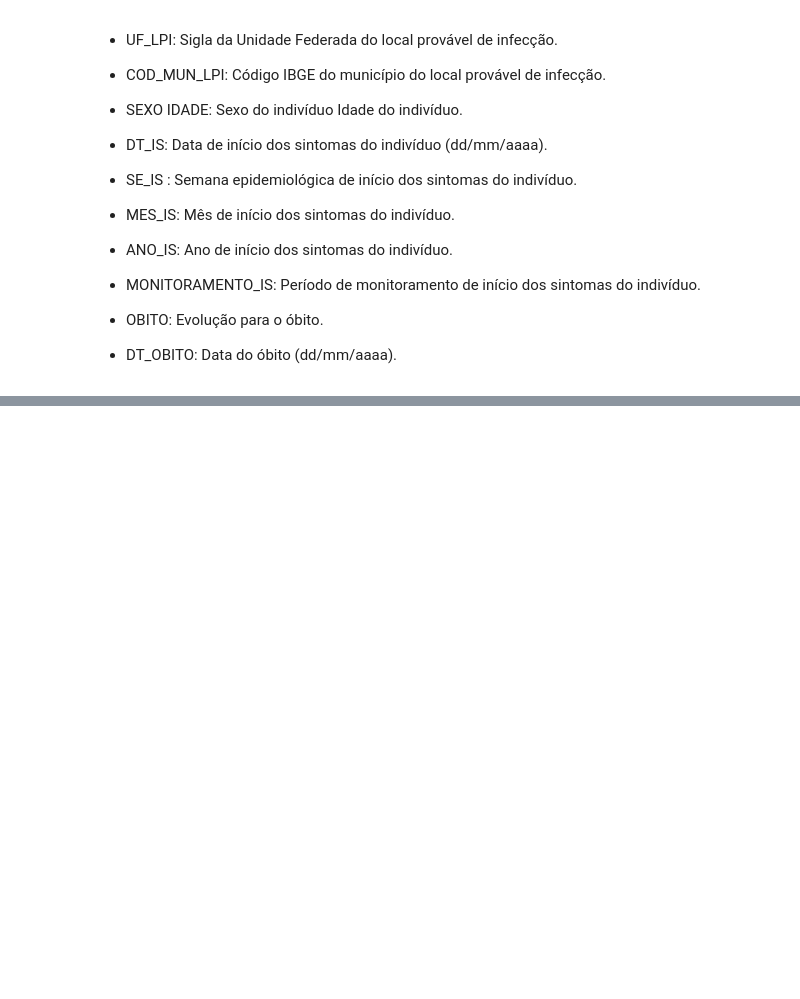
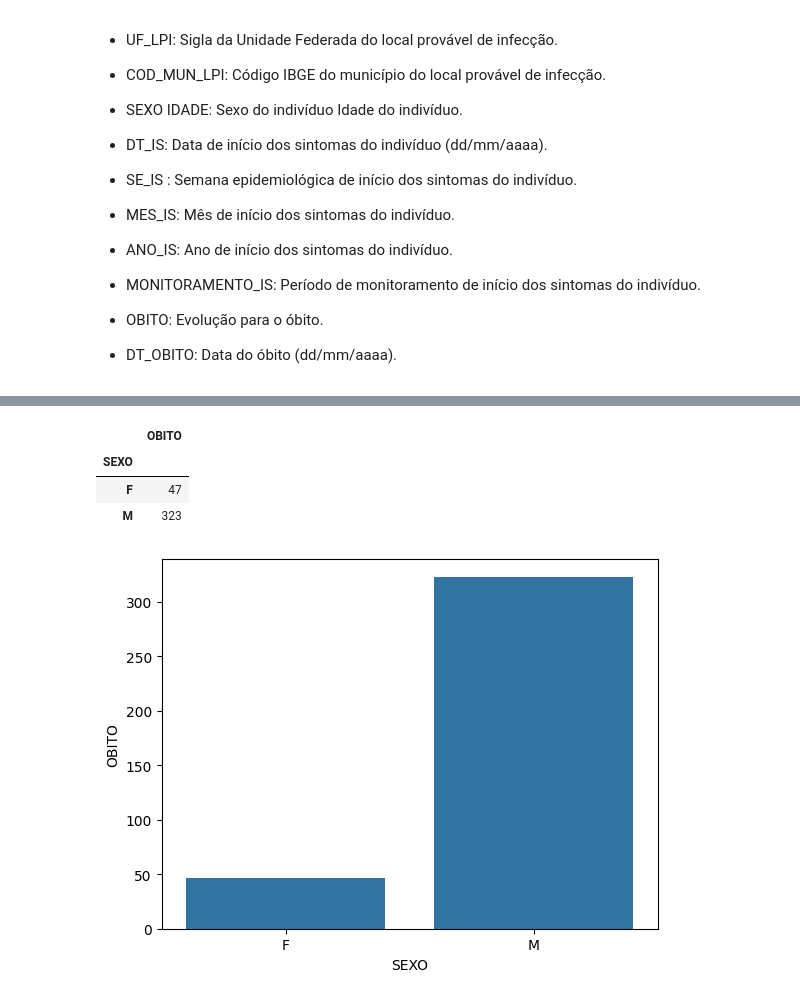
Before and after one commit to Jeanbernardo20/analise-Febre-Amarela, a Jupyter notebook: projeto/projeto.ipynb, the cells around one changed output, grey strips where cells are left out. Drawn from its saved outputs; the diff is of its cells as text; code cells hidden in the pictures; blank space fills up the shorter version.

Commit message:
agrupamento

```diff
--- a/projeto/projeto.ipynb
+++ b/projeto/projeto.ipynb
@@ -174,0 +185,4 @@ obitos_UF.sort_values(by='OBITO', ascending=False)
+# %%
+#filtrando a coluna OBITo e a coluna DT_OBITO dropando a linhas nulas da coluna dt_obito no qual tem obito mais não tem data sao paneas 33 registros que foram retirados
+df = df.query('not (OBITO == "SIM" and DT_OBITO.isnull())')
+df
@@ -174,0 +247,2 @@ obitos_UF.sort_values(by='OBITO', ascending=False)
+# %%
+df = df.dropna(subset=['DT_INIC_SINTOMA'])
@@ -174,0 +264,4 @@ obitos_UF.sort_values(by='OBITO', ascending=False)
+# %%
+#filtrando os obitos
+obitos = df.query("OBITO == 'SIM'")
+obitos
@@ -174,0 +297,14 @@ obitos_UF.sort_values(by='OBITO', ascending=False)
+# %%
+#agrupamento de obitos por Estado
+agg_sexo = obitos.groupby('SEXO')[['OBITO']].count()
+agg_sexo
+# %% [output]
+|  | OBITO |
+| SEXO |  |
+| F | 47 |
+| M | 323 |
+# %%
+#plotando os dados atraves do seborn
+sns.barplot(data=agg_sexo, x="SEXO", y="OBITO");
+# %% [output]
+[figure, added]
```
Also changed, not shown: parts of 35 cells of this notebook.
